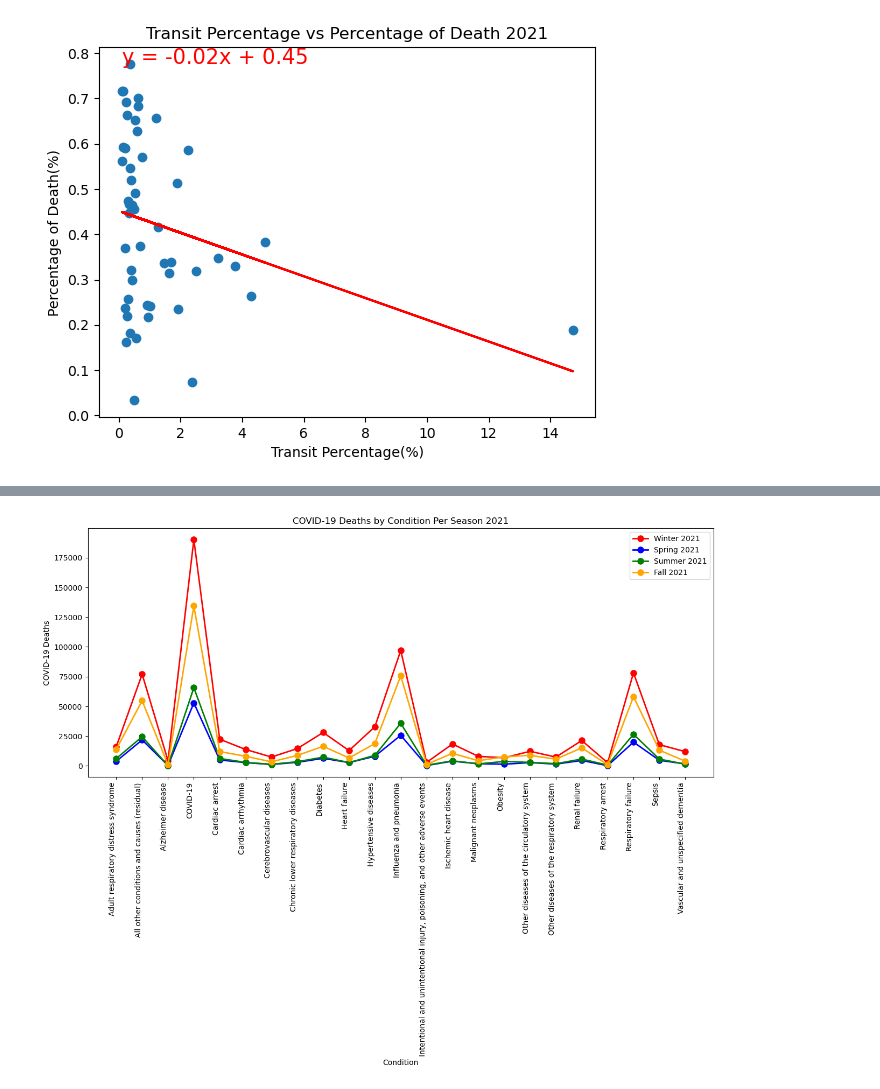
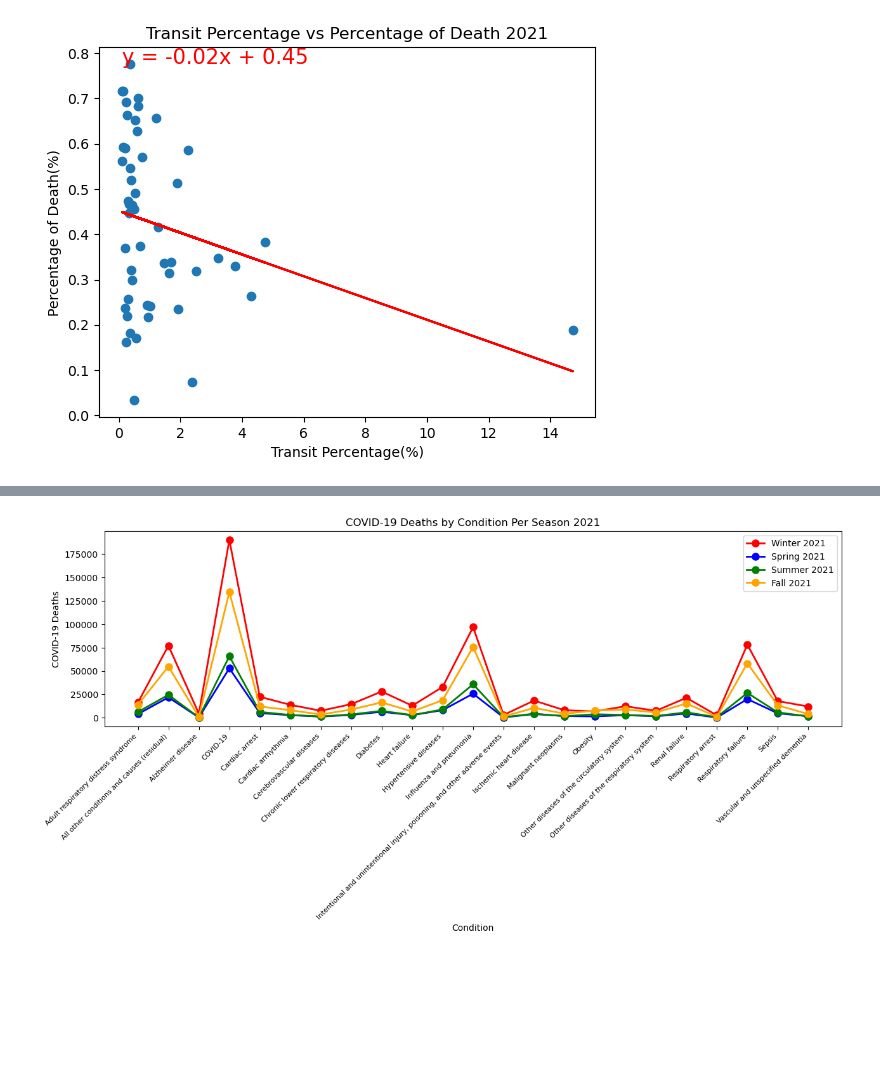
Before and after one commit to willbang548/Group_1, a Jupyter notebook: main.ipynb, the cells around one changed output, grey strips where cells are left out. Cells and saved outputs as stored; diff of their text form; code cells hidden in the pictures; blank space fills up the shorter version.

```diff
--- a/main.ipynb
+++ b/main.ipynb
@@ -499,35 +511,35 @@ condition_group_df = grouped_df.groupby(['Year', 'Season', 'Condition Group'])['
 # %%
 
 # Create a Line Graph to show the number of COVID-19 deaths by season and condition for 2021
 condition2021 = condition_df[condition_df['Year'] == 2021]
 
 # Create a list of the seasons and a list of the deaths for each season
 x1 = condition2021[condition2021['Season'] == 'Winter']['Condition']
 y1 = condition2021[condition2021['Season'] == 'Winter']['COVID-19 Deaths']
 x2 = condition2021[condition2021['Season'] == 'Spring']['Condition']
 y2 = condition2021[condition2021['Season'] == 'Spring']['COVID-19 Deaths']
 x3 = condition2021[condition2021['Season'] == 'Summer']['Condition']
 y3 = condition2021[condition2021['Season'] == 'Summer']['COVID-19 Deaths']
 x4 = condition2021[condition2021['Season'] == 'Fall']['Condition']
 y4 = condition2021[condition2021['Season'] == 'Fall']['COVID-19 Deaths']
 
 # Plot the data
-plt.figure(figsize=(15, 6))
+plt.figure(figsize=(15, 4))
 plt.plot(x1, y1, color='red', marker='o', linewidth=2, markersize=8)
 plt.plot(x2, y2, color='blue', marker='o', linewidth=2, markersize=8)
 plt.plot(x3, y3, color='green', marker='o', linewidth=2, markersize=8)
 plt.plot(x4, y4, color='orange', marker='o', linewidth=2, markersize=8)
-plt.xticks(rotation=90, ha='right')
+plt.xticks(rotation=45, ha='right', fontsize=8)
 plt.title('COVID-19 Deaths by Condition Per Season 2021')
 plt.xlabel('Condition')
 plt.ylabel('COVID-19 Deaths')
 plt.legend(['Winter 2021', 'Spring 2021', 'Summer 2021', 'Fall 2021'])
 
 # Show the plot
 plt.savefig("figs/COVID-19 Deaths by Condition Per Season 2021.png")
 plt.show()
 # %% [output]
-[figure, old version]
+[figure, new version]
 # %%
 # Create a Line Graph to show the number of COVID-19 deaths by season and condition group for 2021
 condition_group2021 = condition_group_df[condition_group_df['Year'] == 2021]
```
Also changed, not shown: parts of 6 cells of this notebook, 12 other files.
